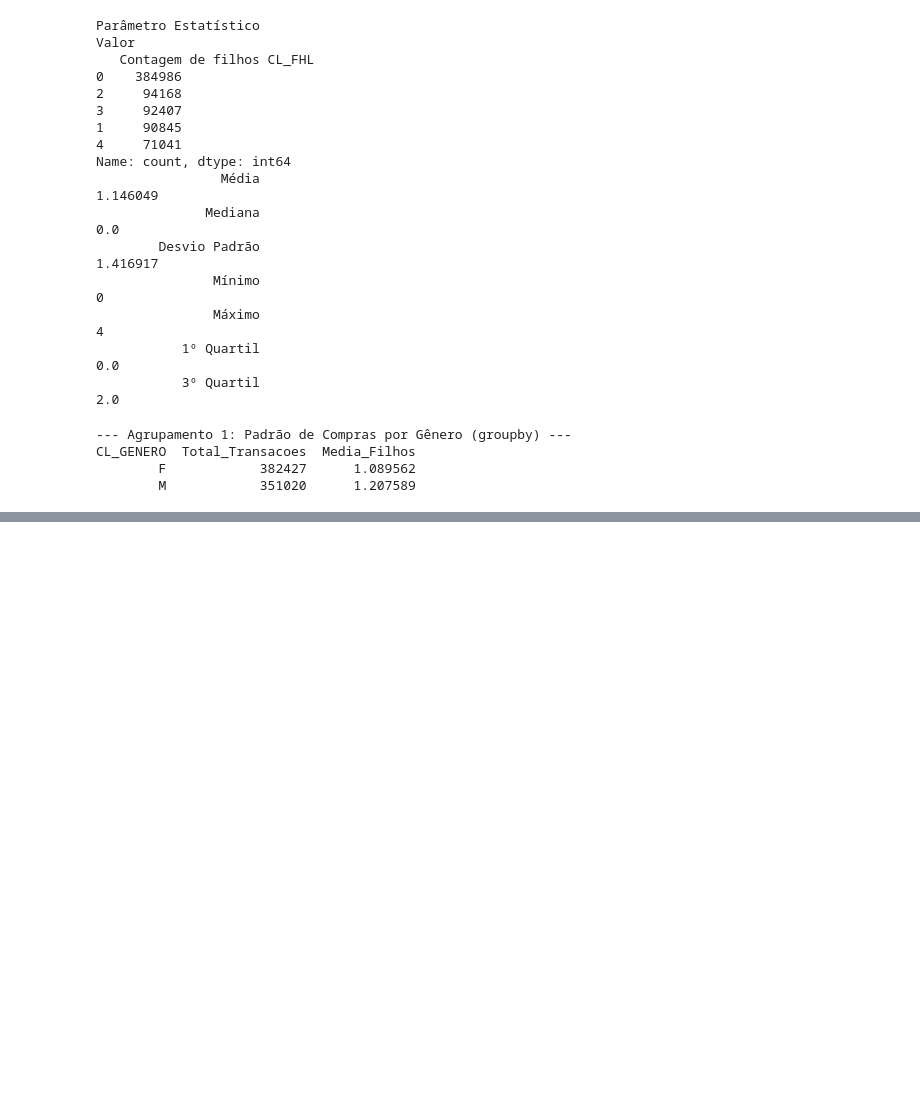
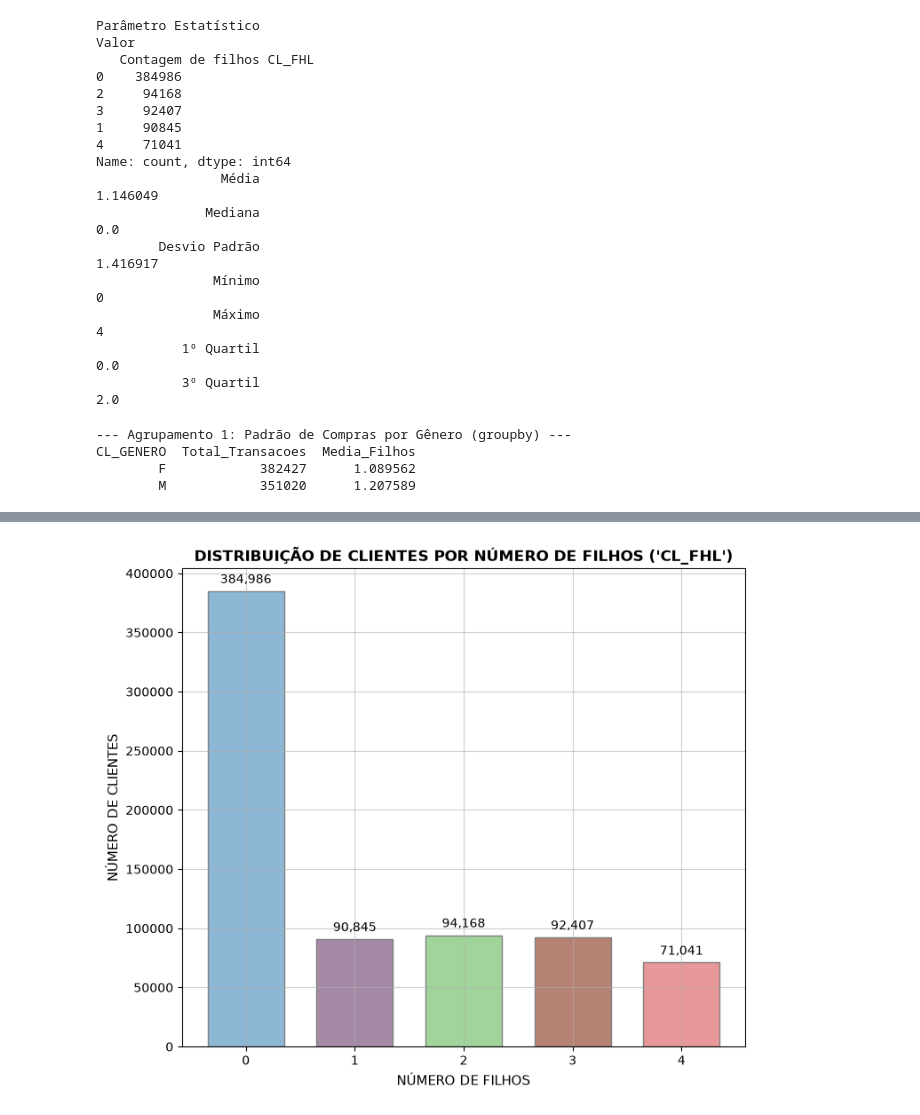
Before and after one commit to claudinha08/analise-de-dados-python, a Jupyter notebook: Miniprojeto_ClaudiaPedroso_T5/MiniProjeto_ClaudiaPedroso_T5.ipynb, the cells around one changed output, grey strips where cells are left out. Saved outputs shown, nothing was run; the diff lists cells and outputs as text; code cells hidden in the pictures; blank space fills up the shorter version.

```diff
--- a/Miniprojeto_ClaudiaPedroso_T5/MiniProjeto_ClaudiaPedroso_T5.ipynb
+++ b/Miniprojeto_ClaudiaPedroso_T5/MiniProjeto_ClaudiaPedroso_T5.ipynb
@@ -195,0 +209,47 @@ CL_GENERO  Total_Transacoes  Media_Filhos
+# %%
+## Gráfico de barras para distribuição de clientes por número de filhos
+
+import matplotlib.gridspec as gridspec ##procurei por itens de layout para gráfico e usei esse para melhorar a aparencia do gráfico
+
+fig = plt.figure(figsize=(14, 7), dpi=100)
+gs = gridspec.GridSpec(2, 2, width_ratios=[1.8, 1], height_ratios=[1, 1])
+
+serie = df_limpo['CL_FHL']
+ax_bar = fig.add_subplot(gs[:, 0])
+
+contagem = serie.value_counts().sort_index()
+cores = ['#8cb8d6', '#a58aa5', '#a1d49b', '#b58273', '#e89898']
+
+barras = ax_bar.bar(
+    contagem.index.astype(str),
+    contagem.values,
+    color=cores,
+    edgecolor='gray',
+    width=0.7,
+)
+
+# Rótulos de dados sobre as barras
+for bar in barras:
+  altura = bar.get_height()
+  ax_bar.annotate(
+      f'{int(altura):,}',
+      xy=(bar.get_x() + bar.get_width() / 2, altura),
+      xytext=(0, 4),
+      textcoords='offset points',
+      ha='center',
+      va='bottom',
+      fontsize=10,
+  )
+
+ax_bar.set_title(
+    "DISTRIBUIÇÃO DE CLIENTES POR NÚMERO DE FILHOS ('CL_FHL')",
+    fontsize=12,
+    fontweight='bold',
+)
+ax_bar.set_xlabel('NÚMERO DE FILHOS', fontsize=11)
+ax_bar.set_ylabel('NÚMERO DE CLIENTES', fontsize=11)
+ax_bar.grid(True, linestyle='-', alpha=0.6)
+
+fig.savefig("distribuicao_clientes_filhos.png", dpi=150)
+# %% [output]
+[figure, added]
```
Also changed, not shown: parts of 3 cells of this notebook, 3 other files.
